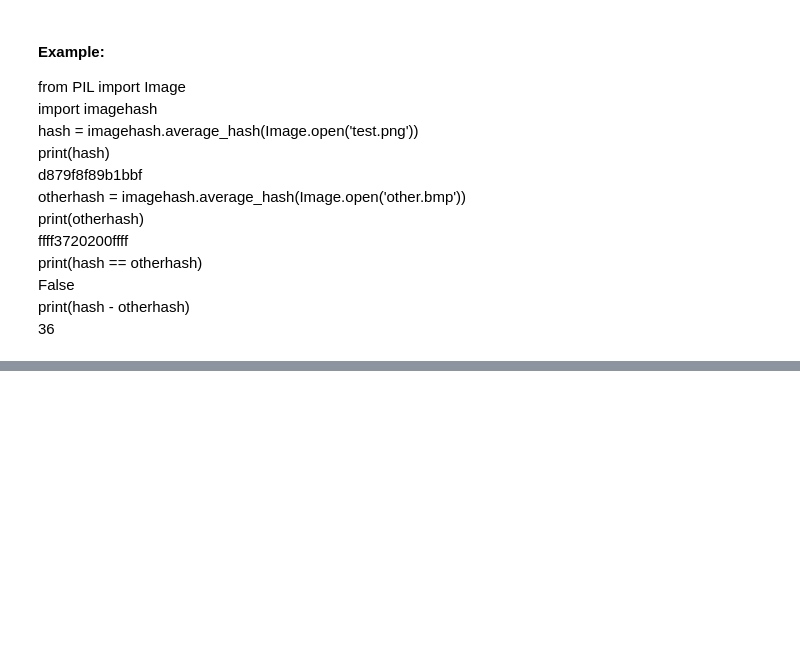
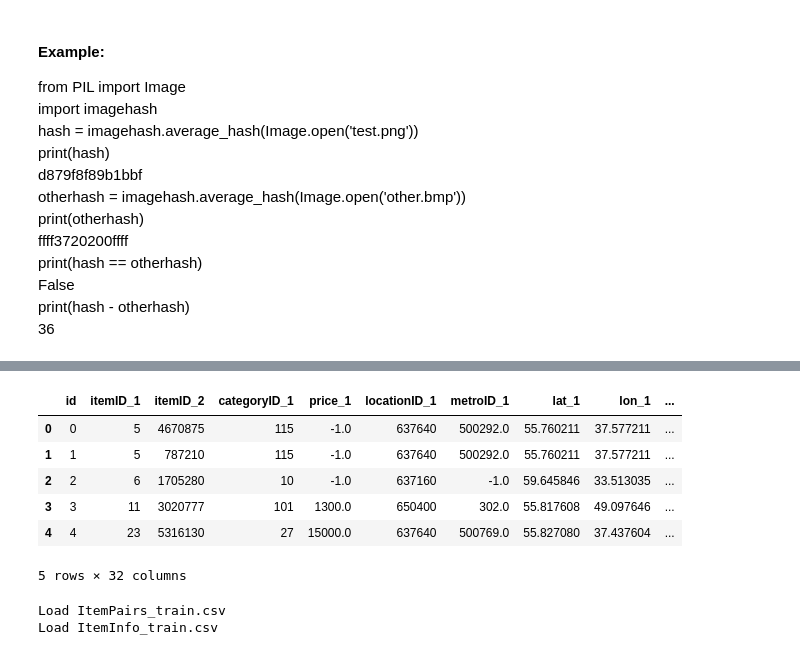
Before and after one commit to rishikksh20/Avito-Duplicate-ads, a Jupyter notebook: Script.ipynb, the cells around one changed output, grey strips where cells are left out. Drawn from its saved outputs; the diff is of its cells as text; code cells hidden in the pictures; blank space fills up the shorter version.

```diff
--- a/Script.ipynb
+++ b/Script.ipynb
@@ -397,0 +410,12 @@ print(hash - otherhash)<br>
+# %%
+testDF=pd.read_csv("testDF.csv")
+# %%
+testDF.head()
+# %% [output]
+|  | id | itemID_1 | itemID_2 | categoryID_1 | price_1 | locationID_1 | metroID_1 | lat_1 | lon_1 | ... |
+| 0 | 0 | 5 | 4670875 | 115 | -1.0 | 637640 | 500292.0 | 55.760211 | 37.577211 | ... |
+| 1 | 1 | 5 | 787210 | 115 | -1.0 | 637640 | 500292.0 | 55.760211 | 37.577211 | ... |
+| 2 | 2 | 6 | 1705280 | 10 | -1.0 | 637160 | -1.0 | 59.645846 | 33.513035 | ... |
+| 3 | 3 | 11 | 3020777 | 101 | 1300.0 | 650400 | 302.0 | 55.817608 | 49.097646 | ... |
+| 4 | 4 | 23 | 5316130 | 27 | 15000.0 | 637640 | 500769.0 | 55.827080 | 37.437604 | ... |
+5 rows × 32 columns
@@ -397,0 +443,12 @@ print(hash - otherhash)<br>
+# %%
+print("Load ItemPairs_train.csv")
+pairs = pd.read_csv("ItemPairs_train.csv", dtype=types1)
+# Add 'id' column for easy merge
+print("Load ItemInfo_train.csv")
+items = pd.read_csv("ItemInfo_train.csv", dtype=types2)
+items.fillna(-1, inplace=True)
+location = pd.read_csv("Location.csv")
+category = pd.read_csv("Category.csv")
+# %% [output]
+Load ItemPairs_train.csv
+Load ItemInfo_train.csv
```
Also changed, not shown: parts of 43 cells of this notebook.
